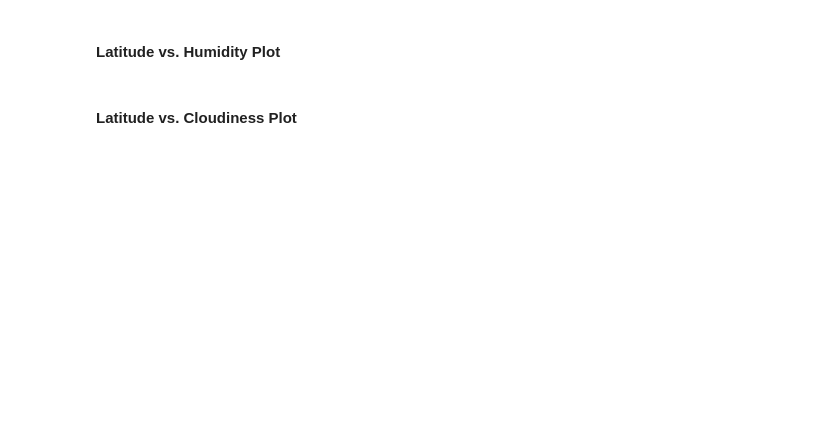
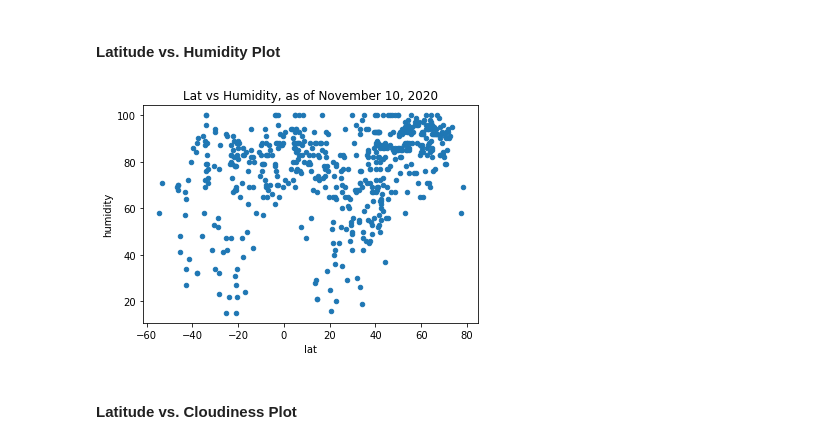
Before and after one commit to miguel-diaz-data/python-api-challenge, a Jupyter notebook: WeatherPy.ipynb, the cells around one changed output. Saved outputs shown, nothing was run; the diff lists cells and outputs as text; code cells hidden in the pictures; blank space fills up the shorter version.

```diff
--- a/WeatherPy.ipynb
+++ b/WeatherPy.ipynb
@@ -113,4 +153,9 @@ pd.read_json()
 # %% [markdown]
 #### Latitude vs. Humidity Plot
+# %%
+weather_df.plot.scatter(x='lat', y='humidity',title = (f'Lat vs Humidity, as of {timestamp}'))
+plt.savefig('output_data\LatVsHum.png')
+# %% [output]
+[figure, added]
 # %% [markdown]
 #### Latitude vs. Cloudiness Plot
```
Also changed, not shown: parts of 9 cells of this notebook.
